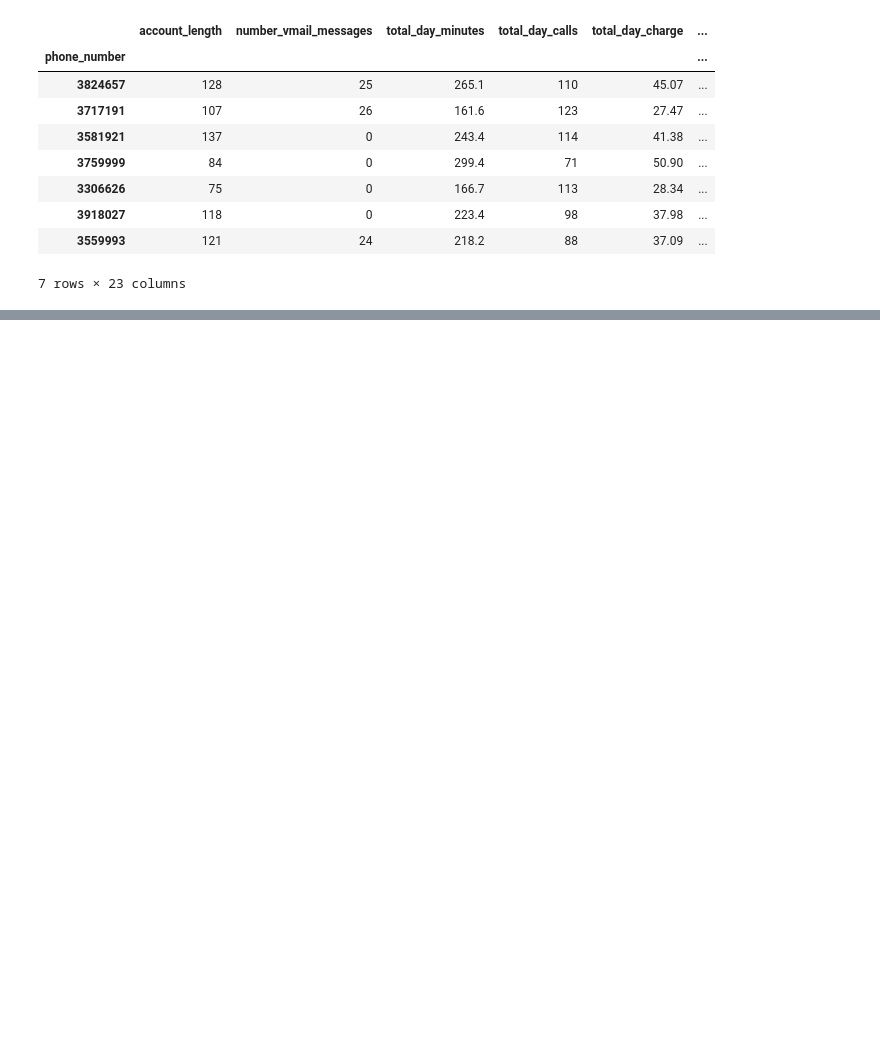
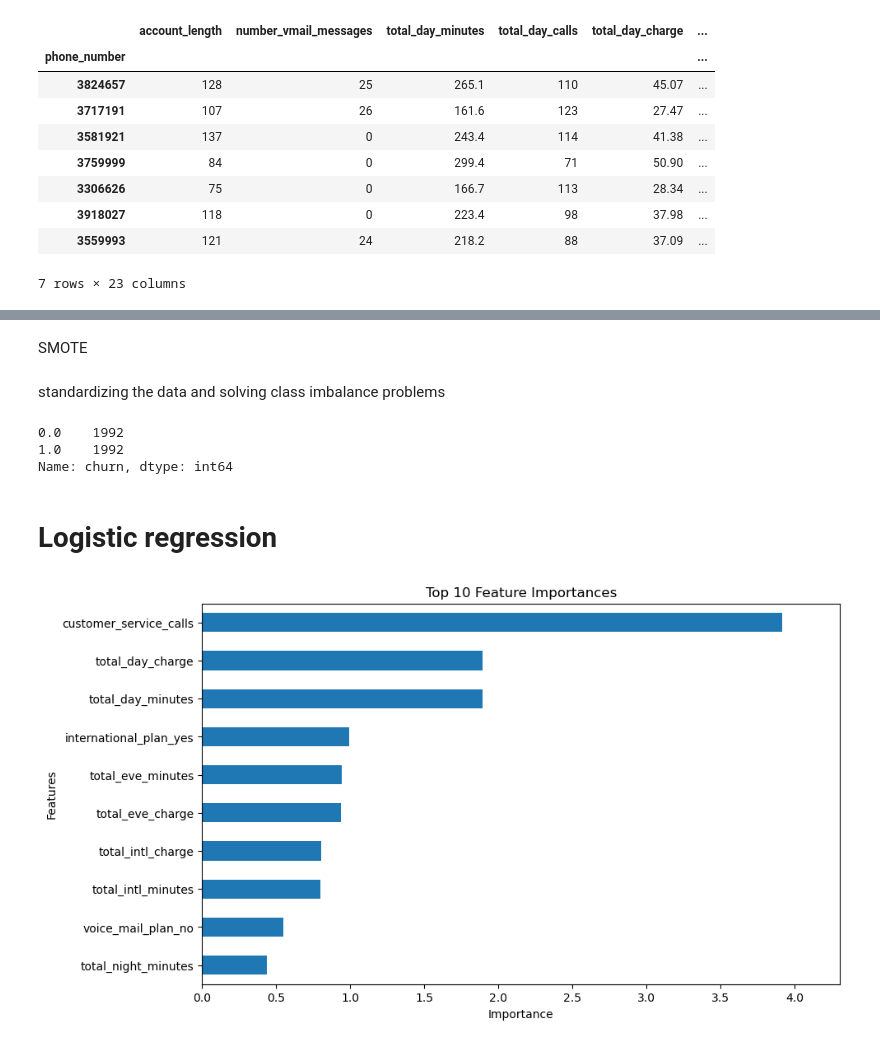
Before and after one commit to Nzuuko/Phase-3-Project, a Jupyter notebook: notebook.ipynb, the cells around one changed output, grey strips where cells are left out. Cells and saved outputs as stored; diff of their text form; code cells hidden in the pictures; blank space fills up the shorter version.

```diff
--- a/notebook.ipynb
+++ b/notebook.ipynb
@@ -518,0 +582,2 @@ X = df.drop('churn', axis=1)
+# %% [markdown]
+SMOTE
@@ -518,0 +590,52 @@ X = df.drop('churn', axis=1)
+# %% [markdown]
+standardizing the data and solving class imbalance problems
+# %%
+y=df['churn']
+X= df.drop('churn', axis=1)
+
+X_train, X_test, y_train, y_test= train_test_split(X, y, test_size=0.3, random_state=20)
+
+# standardizing the data
+scaler= MinMaxScaler()
+X_train_scaled= scaler.fit_transform(X_train)
+X_test_scaled= scaler.transform(X_test)
+
+# Set the random seed
+random_seed = 42
+np.random.seed(random_seed)
+# smote
+smote= SMOTE()
+X_train_resampled, y_train_resampled = smote.fit_resample(X_train_scaled, y_train)
+
+y_train_resampled.value_counts()
+# %% [output]
+0.0    1992
+1.0    1992
+Name: churn, dtype: int64
+# %% [markdown]
+# Logistic regression
+# %%
+from sklearn.linear_model import LogisticRegression
+
+# Assuming X_train and y_train are your training data and labels
+logreg = LogisticRegression()
+logreg.fit(X_train, y_train)
+
+# Now you can access the coefficients
+importance = logreg.coef_[0]
+
+# Feature Importances
+importance = logreg.coef_[0]
+feature_names = resampled_X_train.columns
+feature_importances = pd.Series(importance,index=feature_names)
+feature_importances = feature_importances.sort_values(ascending=False)
+plt.figure(figsize=(10, 6))
+top_features = feature_importances[:10]  # Select the top 10 features
+top_features.sort_values().plot(kind='barh')
+plt.xlabel('Importance')
+plt.ylabel('Features')
+plt.title('Top 10 Feature Importances')
+plt.xlim(0, max(top_features)* 1.1)  # Set the xlim to the maximum importance value
+plt.show()
+# %% [output]
+[figure, added]
```
Also changed, not shown: parts of 22 cells of this notebook.
